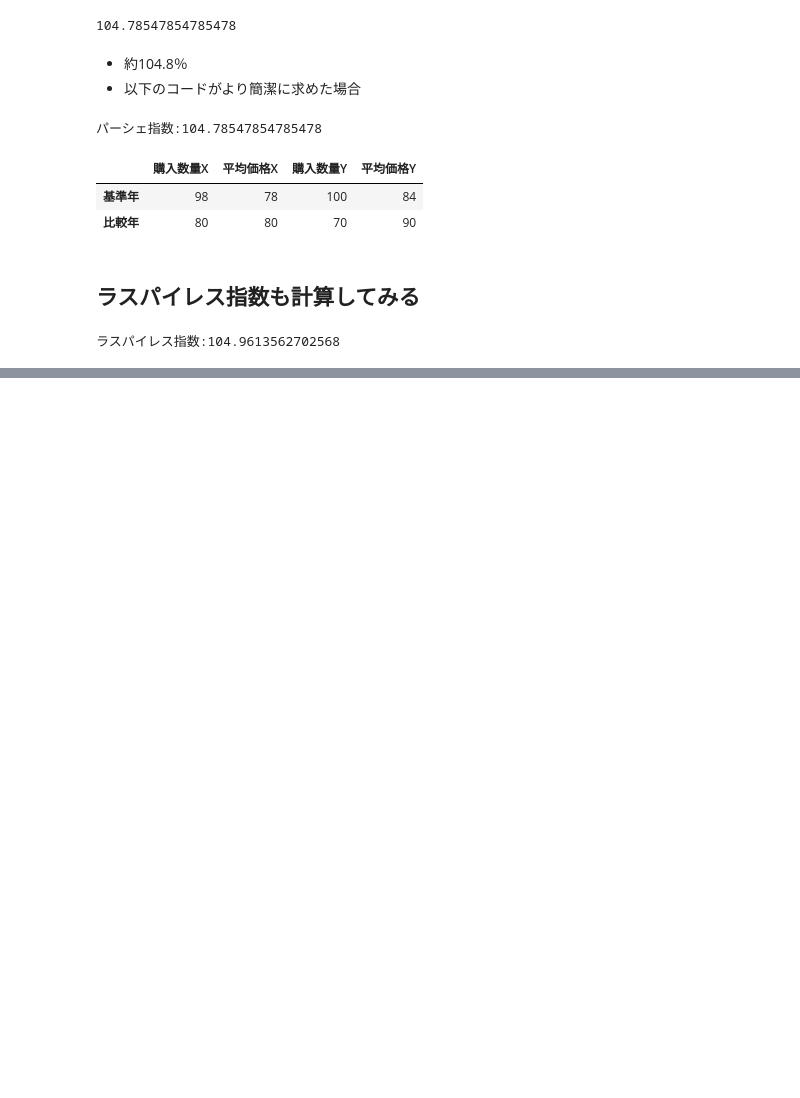
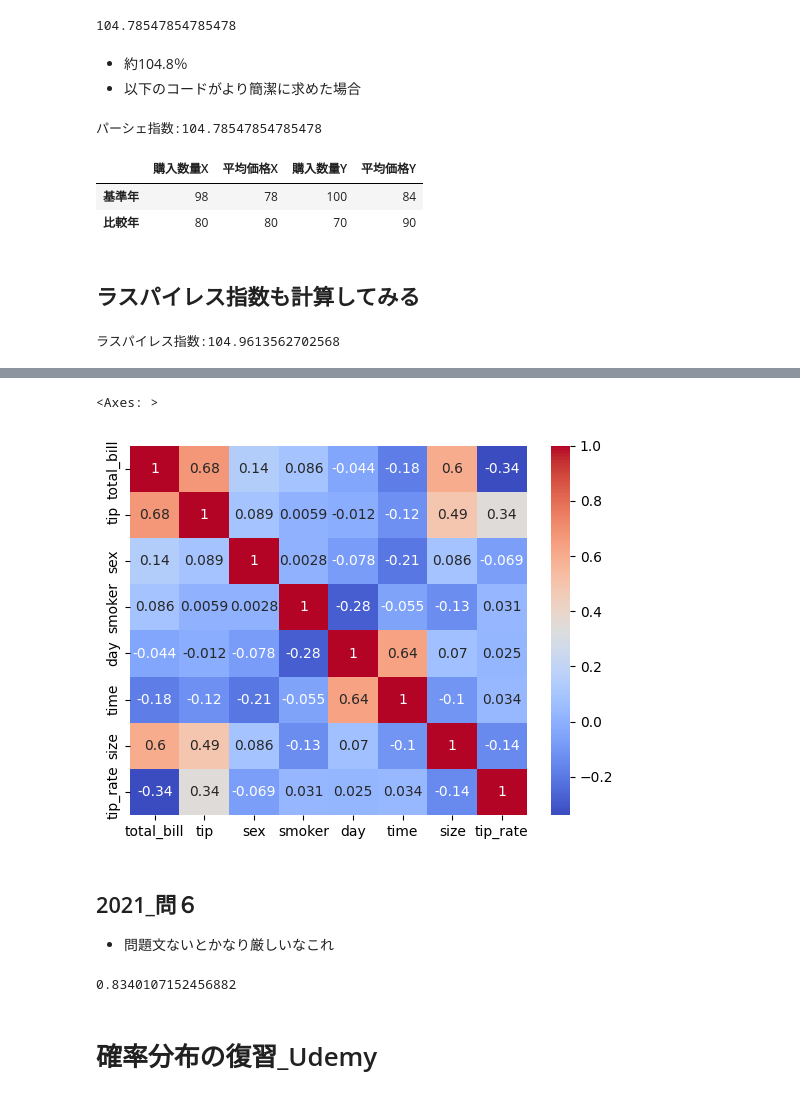
Before and after one commit to phonon-py/ZTest_ws, a Jupyter notebook: z_test.ipynb, the cells around one changed output, grey strips where cells are left out. Saved outputs shown, nothing was run; the diff lists cells and outputs as text; code cells hidden in the pictures; blank space fills up the shorter version.

```diff
--- a/z_test.ipynb
+++ b/z_test.ipynb
@@ -558,0 +568,4 @@ print(f'ラスパイレス指数:{laspeyres_index}')
+# %%
+df = sns.load_dataset('tips')
+
+df['tip_rate'] = df['tip'] / df['total_bill']
@@ -558,0 +633,7 @@ print(f'ラスパイレス指数:{laspeyres_index}')
+# %%
+# カテゴリカル変数を数値に変換
+label_encoder = LabelEncoder()
+df['sex'] = label_encoder.fit_transform(df['sex'])
+df['smoker'] = label_encoder.fit_transform(df['smoker'])
+df['day'] = label_encoder.fit_transform(df['day'])
+df['time'] = label_encoder.fit_transform(df['time'])
@@ -558,0 +670,8 @@ print(f'ラスパイレス指数:{laspeyres_index}')
+# %%
+sns.heatmap(df.corr(), cmap='coolwarm', annot=True)
+# %% [output]
+<Axes: >
+[figure, added]
+# %% [markdown]
+## 2021_問６
+- 問題文ないとかなり厳しいなこれ
@@ -558,0 +690,7 @@ print(f'ラスパイレス指数:{laspeyres_index}')
+# %%
+# 相関係数
+r
+# %% [output]
+0.8340107152456882
+# %% [markdown]
+# 確率分布の復習_Udemy
```
Also changed, not shown: parts of 36 cells of this notebook, 1 other file.
